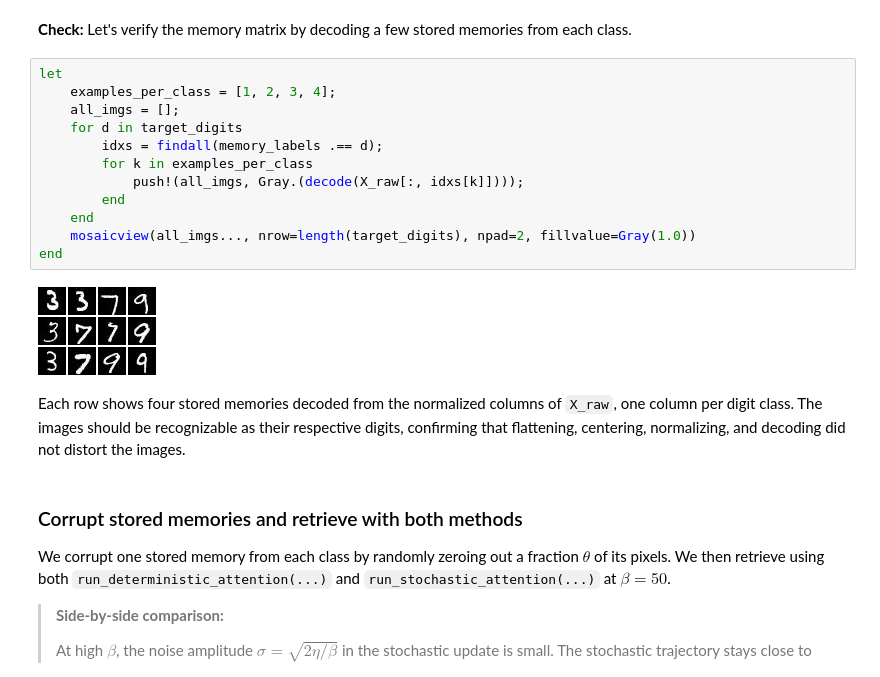
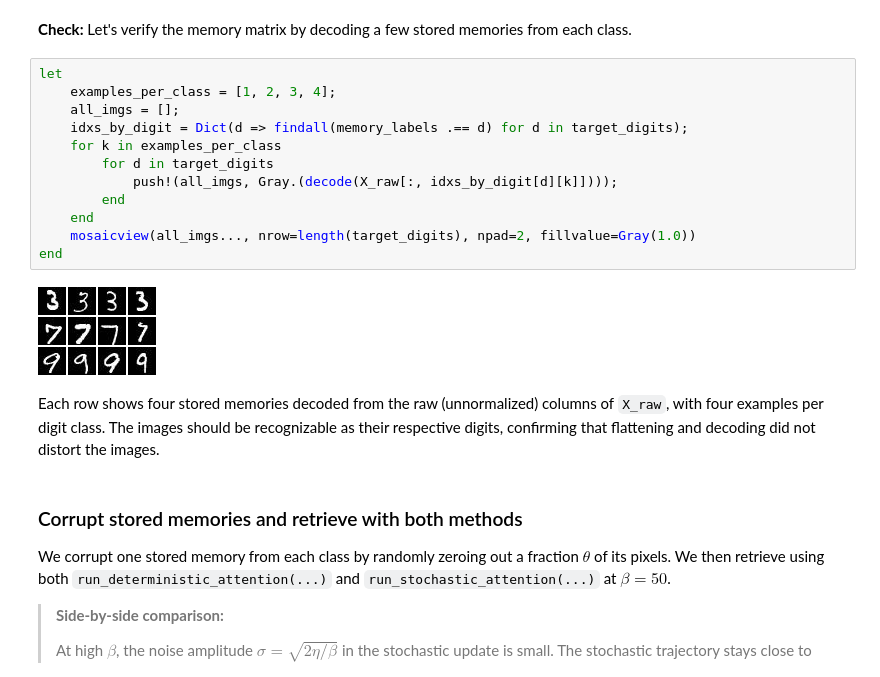
Before and after one commit to Jac0bLii/CHEME-5820-Labs-Spring-2026, a Jupyter notebook: labs/week-8/L8b/CHEME-5820-L8b-Lab-Solution-StochasticAttention-Spring-2026.ipynb, the cells around one changed output. Cells and saved outputs as stored; diff of their text form.

```diff
--- a/labs/week-8/L8b/CHEME-5820-L8b-Lab-Solution-StochasticAttention-Spring-2026.ipynb
+++ b/labs/week-8/L8b/CHEME-5820-L8b-Lab-Solution-StochasticAttention-Spring-2026.ipynb
@@ -163,19 +163,19 @@ __Check:__ Let's verify the memory matrix by decoding a few stored memories from
 # %%
 let
     examples_per_class = [1, 2, 3, 4];
     all_imgs = [];
-    for d in target_digits
-        idxs = findall(memory_labels .== d);
-        for k in examples_per_class
-            push!(all_imgs, Gray.(decode(X_raw[:, idxs[k]])));
+    idxs_by_digit = Dict(d => findall(memory_labels .== d) for d in target_digits);
+    for k in examples_per_class
+        for d in target_digits
+            push!(all_imgs, Gray.(decode(X_raw[:, idxs_by_digit[d][k]])));
         end
     end
     mosaicview(all_imgs..., nrow=length(target_digits), npad=2, fillvalue=Gray(1.0))
 end
 # %% [output]
-[figure, old version]
+[figure, new version]
 # %% [markdown]
-Each row shows four stored memories decoded from the normalized columns of `X_raw`, one column per digit class. The images should be recognizable as their respective digits, confirming that flattening, centering, normalizing, and decoding did not distort the images.
+Each row shows four stored memories decoded from the raw (unnormalized) columns of `X_raw`, with four examples per digit class. The images should be recognizable as their respective digits, confirming that flattening and decoding did not distort the images.
 # %% [markdown]
 ### Corrupt stored memories and retrieve with both methods
 We corrupt one stored memory from each class by randomly zeroing out a fraction $\theta$ of its pixels. We then retrieve using both `run_deterministic_attention(...)` and `run_stochastic_attention(...)` at $\beta = 50$.
```
Also changed, not shown: parts of 5 cells of this notebook.
